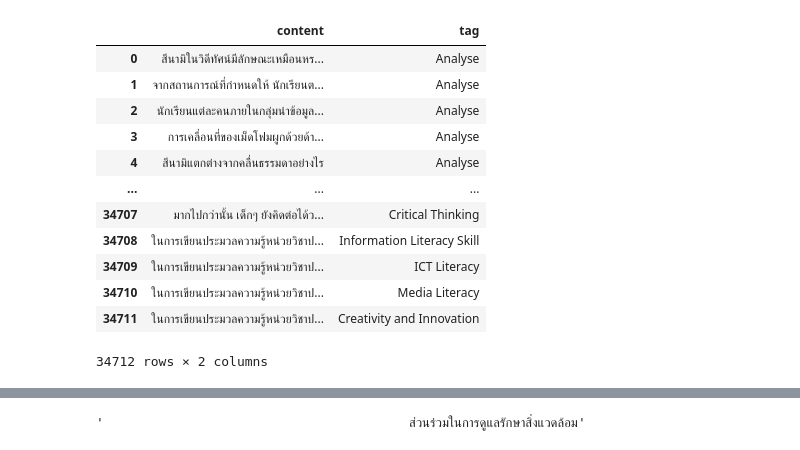
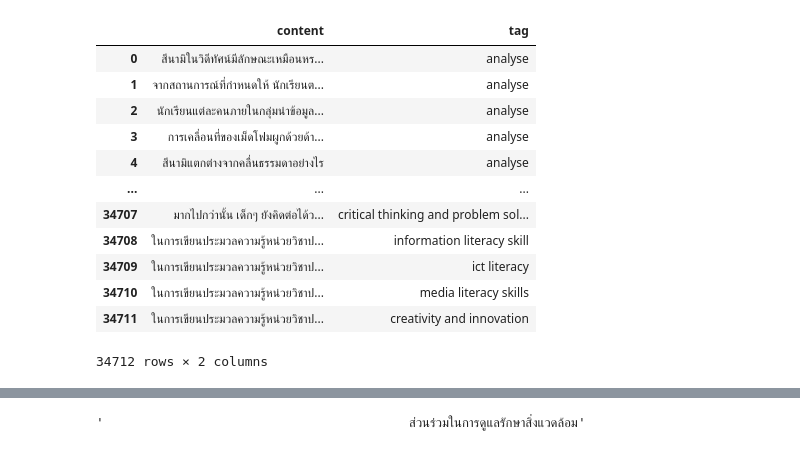
Before and after one commit to thainhf/new-taggerbot-training-model, a Jupyter notebook: Clean_data_taggerbot.ipynb, the cells around one changed output, grey strips where cells are left out. Drawn from its saved outputs; the diff is of its cells as text; code cells hidden in the pictures.

```diff
--- a/Clean_data_taggerbot.ipynb
+++ b/Clean_data_taggerbot.ipynb
@@ -16,3 +23,11 @@ df_train_Lump100 = pd.read_excel('/content/drive/MyDrive/Taggerbot/Training_Lump
 df_train_Lumpkk = pd.read_excel('/content/drive/MyDrive/Taggerbot/Training_Lumplymat_KK_Conf.xlsx', header=0)
 df_train_Qinfo = pd.read_excel('/content/drive/MyDrive/Taggerbot/Training_Qinfo2_15Expert.xlsx', header=0)
 df_train_school = pd.read_excel('/content/drive/MyDrive/Taggerbot/Training_School_Management.xlsx', header=0)
+
+
+"""df_defin = pl.DataFrame(df_defin)
+df_train_IPST = pl.DataFrame(df_train_IPST)
+df_train_Lump100 = pl.DataFrame(df_train_Lump100)
+df_train_Lumpkk = pl.DataFrame(df_train_Lumpkk)
+df_train_Qinfo = pl.DataFrame(df_train_Qinfo)
+df_train_school = pl.DataFrame(df_train_school)"""
@@ -63,0 +45,12 @@ set(df_train_main['tag'])
+# %%
+df_train_main = pd.concat([df_train_IPST[['content','tag']], df_train_Lump100[['content','tag']], df_train_Lumpkk[['content','tag']],
+                           df_train_Qinfo[['content','tag']], df_train_school[['content','tag']]], axis=0)
+df_train_main['tag'] = df_train_main['tag'].str.lower()
+
+df_train_main['tag'] = df_train_main['tag'].replace('ict  literacy', 'ict literacy')
+df_train_main['tag'] = df_train_main['tag'].replace('information lieteracy skill', 'information literacy skill')
+df_train_main['tag'] = df_train_main['tag'].replace('media literacy', 'media literacy skills')
+df_train_main['tag'] = df_train_main['tag'].replace('productivity', 'productivity and accountability')
+df_train_main['tag'] = df_train_main['tag'].replace('critical thinking', 'critical thinking and problem solving')
+
+df_train_main
@@ -64,18 +109,18 @@ set(df_train_main['tag'])
 # %%
-df_train_main['content'] = df_train_main['content'].str.replace('[\\<>\;\[\]\:\-*\*\$\,\.\?!"\'\^\()\&\/\{\}\|\£\«\»\’\“\”\•\■\™\~]\s*', '', regex=True)
+df_train_main['content'] = df_train_main['content'].str.replace('[\\<>\;\[\]\:\-*\*\$\,\.\?!"\'\^\()\&\/\{\}\|\£\«\»\’\“\”\•\•\■\™\~]\s*', '', regex=True)
 df_train_main = df_train_main.reset_index(drop=True)
 df_train_main
 # %% [output]
 |  | content | tag |
-| 0 | สึนามิในวิดีทัศน์มีลักษณะเหมือนหร... | Analyse |
-| 1 | จากสถานการณ์ที่กำหนดให้ นักเรียนต... | Analyse |
-| 2 | นักเรียนแต่ละคนภายในกลุ่มนำข้อมูล... | Analyse |
-| 3 | การเคลื่อนที่ของเม็ดโฟมผูกด้วยด้า... | Analyse |
-| 4 | สึนามิแตกต่างจากคลื่นธรรมดาอย่างไร | Analyse |
+| 0 | สึนามิในวิดีทัศน์มีลักษณะเหมือนหร... | analyse |
+| 1 | จากสถานการณ์ที่กำหนดให้ นักเรียนต... | analyse |
+| 2 | นักเรียนแต่ละคนภายในกลุ่มนำข้อมูล... | analyse |
+| 3 | การเคลื่อนที่ของเม็ดโฟมผูกด้วยด้า... | analyse |
+| 4 | สึนามิแตกต่างจากคลื่นธรรมดาอย่างไร | analyse |
 | ... | ... | ... |
-| 34707 | มากไปกว่านั้น เด็กๆ ยังคิดต่อได้ว... | Critical Thinking |
-| 34708 | ในการเขียนประมวลความรู้หน่วยวิชาป... | Information Literacy Skill |
-| 34709 | ในการเขียนประมวลความรู้หน่วยวิชาป... | ICT Literacy |
-| 34710 | ในการเขียนประมวลความรู้หน่วยวิชาป... | Media Literacy |
-| 34711 | ในการเขียนประมวลความรู้หน่วยวิชาป... | Creativity and Innovation |
+| 34707 | มากไปกว่านั้น เด็กๆ ยังคิดต่อได้ว... | critical thinking and problem sol... |
+| 34708 | ในการเขียนประมวลความรู้หน่วยวิชาป... | information literacy skill |
+| 34709 | ในการเขียนประมวลความรู้หน่วยวิชาป... | ict literacy |
+| 34710 | ในการเขียนประมวลความรู้หน่วยวิชาป... | media literacy skills |
+| 34711 | ในการเขียนประมวลความรู้หน่วยวิชาป... | creativity and innovation |
 34712 rows × 2 columns
```
Also changed, not shown: parts of 18 cells of this notebook.
